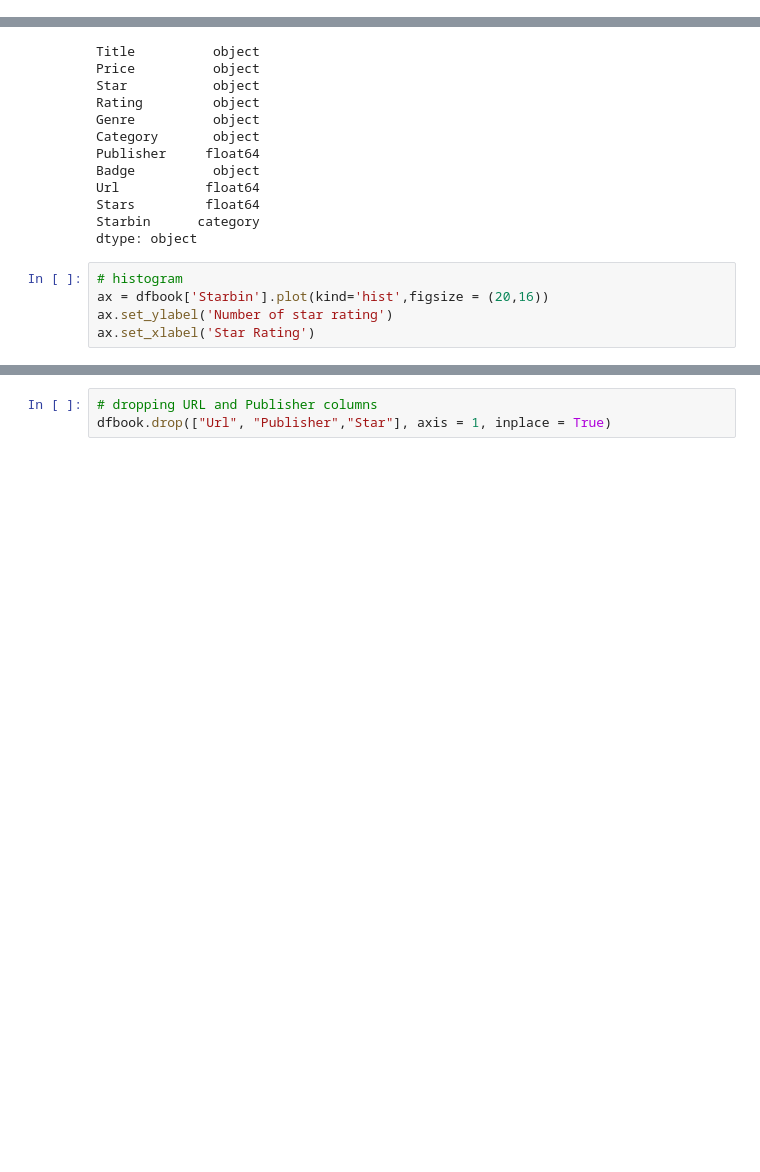
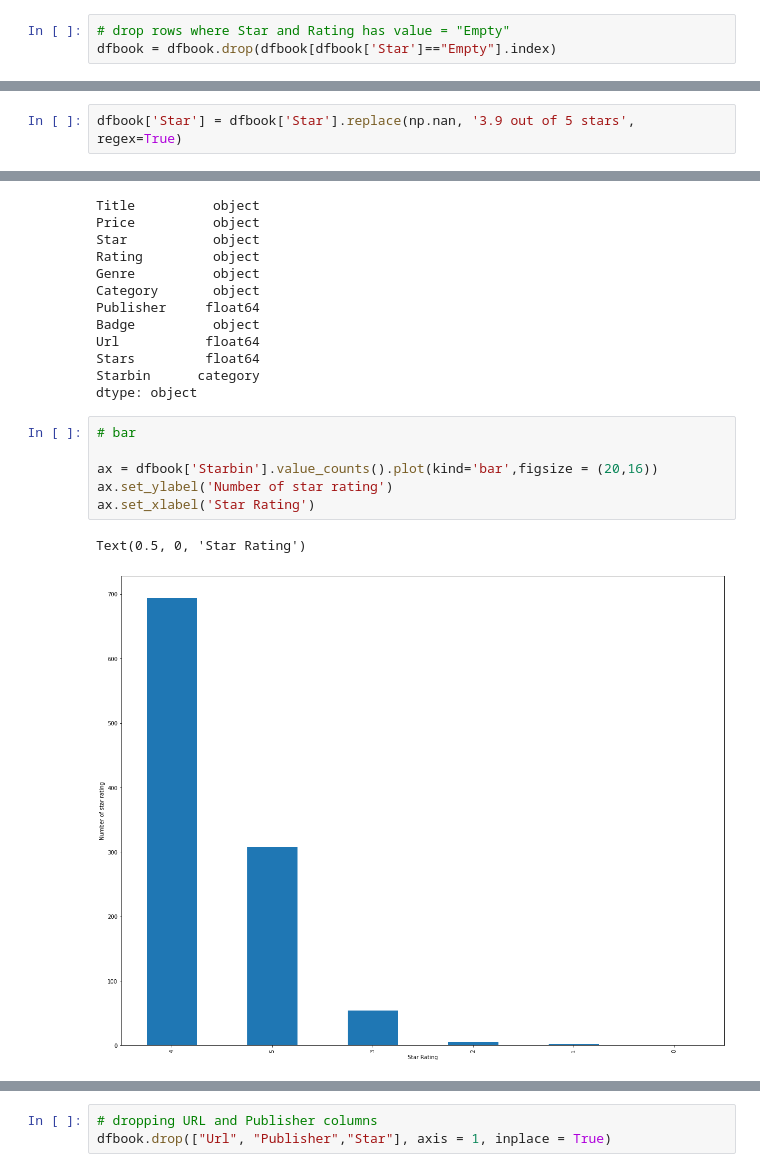
Before and after one commit to Richa-Vala/NYCWebscraping, a Jupyter notebook: NYCEDA.ipynb, the cells around one changed output, grey strips where cells are left out. Cells and saved outputs as stored; diff of their text form; blank space fills up the shorter version.

Commit message:
EDA Visualization Added

```diff
--- a/NYCEDA.ipynb
+++ b/NYCEDA.ipynb
@@ -103,3 +96,6 @@ dtype: int64
 len(dfbook['Star'])
 # %% [output]
 1201
+# %%
+# drop rows where Star and Rating has value = "Empty"
+dfbook = dfbook.drop(dfbook[dfbook['Star']=="Empty"].index)
@@ -105,0 +111,2 @@ len(dfbook['Star'])
+# %%
+dfbook['Star'] = dfbook['Star'].replace(np.nan, '3.9 out of 5 stars', regex=True)
@@ -183,7 +206,11 @@ Stars         float64
 Starbin      category
 dtype: object
 # %%
-# histogram
-ax = dfbook['Starbin'].plot(kind='hist',figsize = (20,16))
+# bar
+
+ax = dfbook['Starbin'].value_counts().plot(kind='bar',figsize = (20,16))
 ax.set_ylabel('Number of star rating')
 ax.set_xlabel('Star Rating')
+# %% [output]
+Text(0.5, 0, 'Star Rating')
+[figure, added]
```
Also changed, not shown: parts of 6 cells of this notebook.
